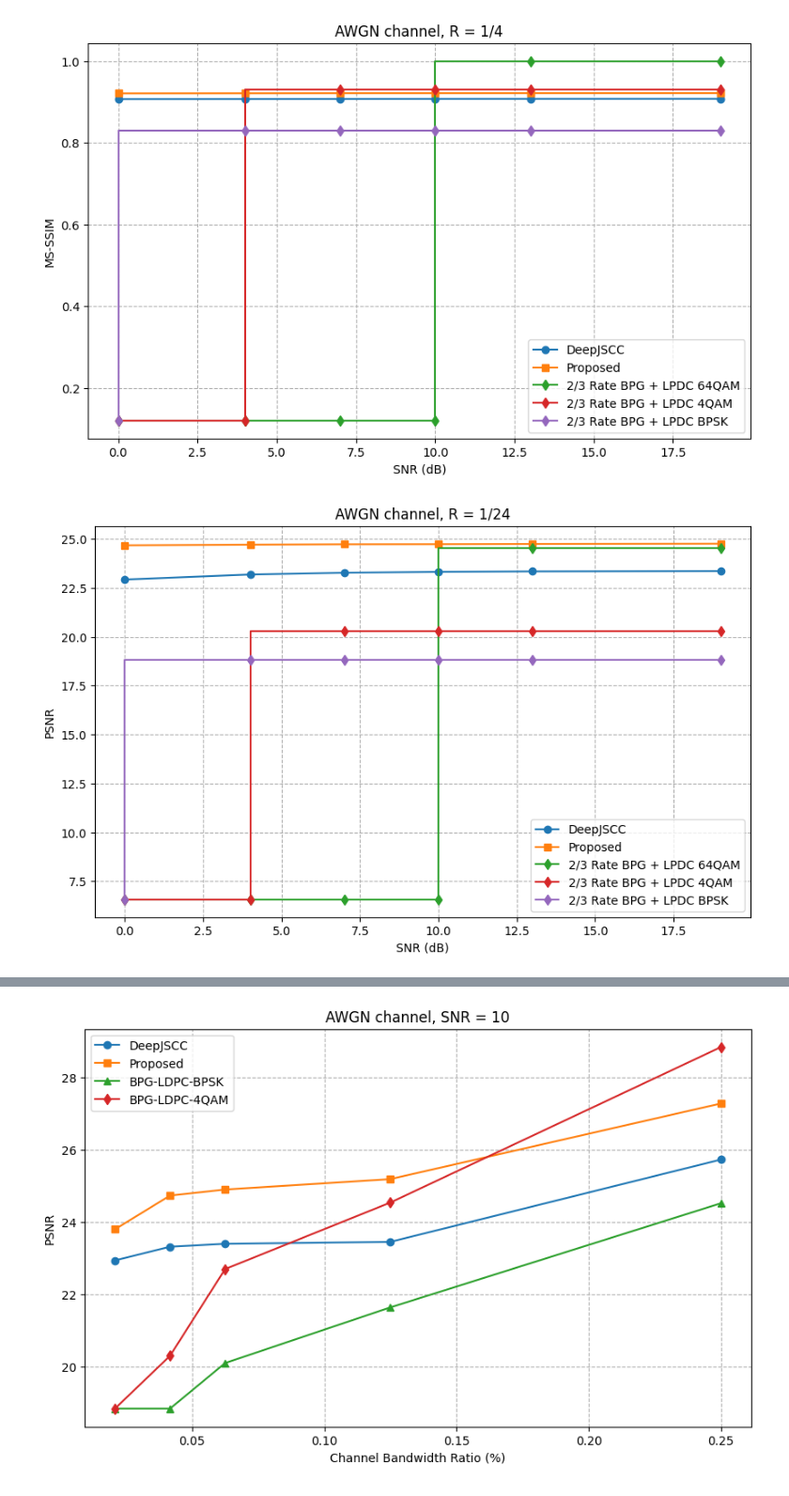
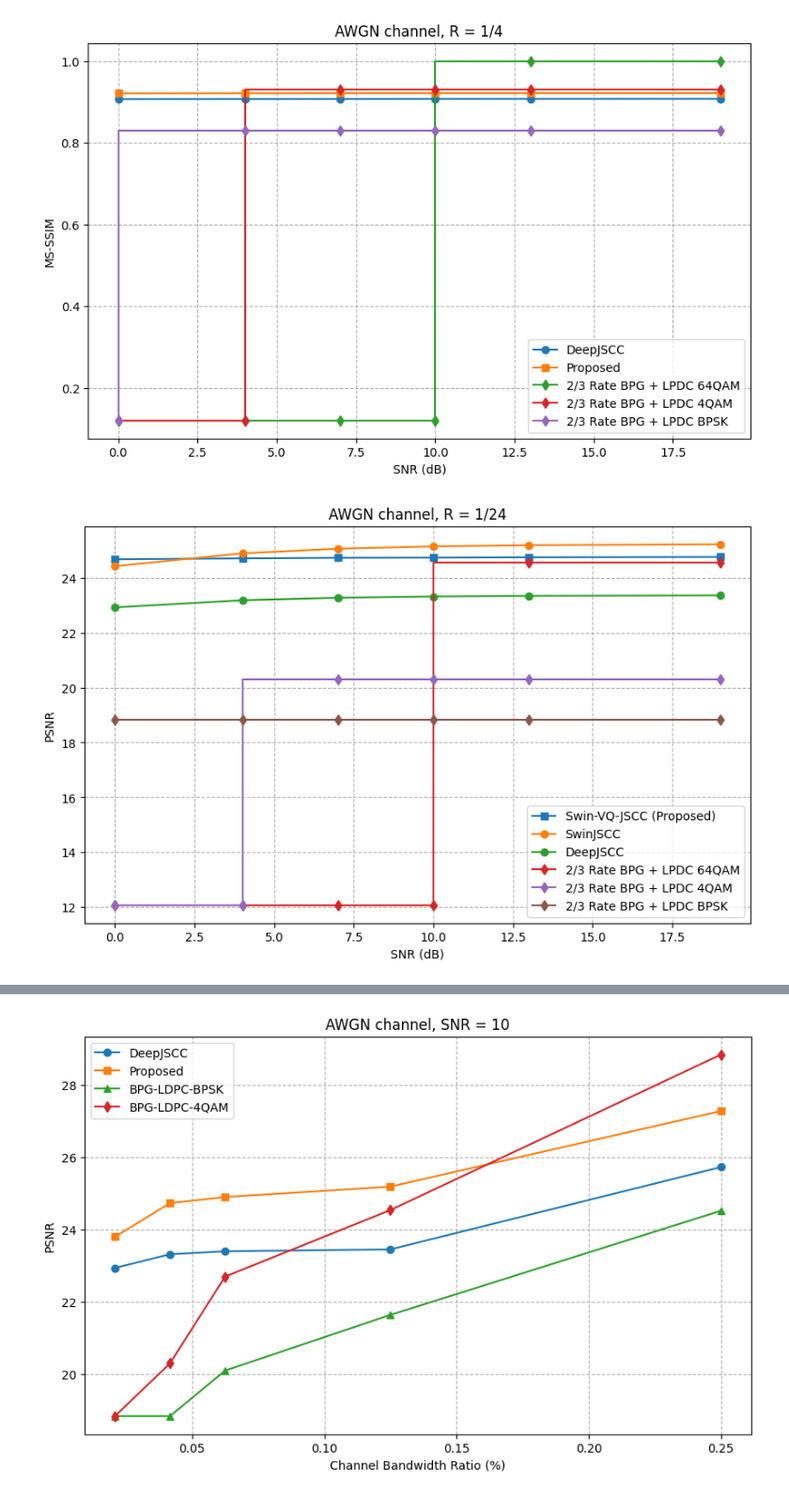
Before and after one commit to HaruKatou/Swin-VQ-JSCC_implementation, a Jupyter notebook: src/inference.ipynb, the cells around one changed output, grey strips where cells are left out. Shown at 94% size. Drawn from its saved outputs; the diff is of its cells as text; code cells hidden in the pictures.

```diff
--- a/src/inference.ipynb
+++ b/src/inference.ipynb
@@ -266,31 +194,33 @@ plt.grid(True, which='both', linestyle='--')
 # %%
 CBR = 1/24
 SNR = [0,4,7,10,13,19]
+swinjscc_psnr = [24.42233395576477, 24.891651391983032, 25.05842113494873, 25.14420771598816, 25.18788766860962, 25.21996545791626]
 swin_vq_psnr = [24.67411518096924, 24.707082986831665, 24.727535972595215, 24.73362780570984, 24.746255655288696, 24.758451013565063]
 djscc_psnr = [22.922988891601562, 23.181316614151, 23.271451950073242, 23.317680835723877, 23.340161085128784, 23.357943058013916]
+# 2/3 Rate BPG + LPDC + BPSK
+bpg_ldpc_bpsk = [18.83, 18.83, 18.83, 18.83, 18.83, 18.83]
+# 2/3 Rate BPG + LDPC + 4QAM
+bpg_lpdc_4qam = [12.08, 12.08, 20.3, 20.3, 20.3, 20.3]
 # 2/3 Rate BPG + LPDC + 64QAM
-bpg_lpdc = [6.57, 6.57, 6.57, 6.57, 24.55, 24.55]
-# 2/3 Rate BPG + LPDC + BPSK
-bpg_ldpc_bpsk = [6.57, 18.83, 18.83, 18.83, 18.83, 18.83]
-# 2/3 Rate BPG + LDPC + 4QAM
-bpg_lpdc_4qam = [6.57, 6.57, 20.3, 20.3, 20.3, 20.3]
+bpg_lpdc = [12.08, 12.08, 12.08, 12.08, 24.55, 24.55]
 
 plt.figure(figsize=(10, 6))
+plt.plot(SNR, swin_vq_psnr, marker='s', linestyle='-', label='Swin-VQ-JSCC (Proposed)')
+plt.plot(SNR, swinjscc_psnr, marker='o', linestyle='-', label='SwinJSCC')
 plt.plot(SNR, djscc_psnr, marker='o', linestyle='-', label='DeepJSCC')
-plt.plot(SNR, swin_vq_psnr, marker='s', linestyle='-', label='Proposed')
 plt.step(SNR, bpg_lpdc, marker='d', linestyle='-', label='2/3 Rate BPG + LPDC 64QAM')
 plt.step(SNR, bpg_lpdc_4qam, marker='d', linestyle='-', label='2/3 Rate BPG + LPDC 4QAM')
 plt.step(SNR, bpg_ldpc_bpsk, marker='d', linestyle='-', label='2/3 Rate BPG + LPDC BPSK')
 
 plt.xlabel('SNR (dB)')
 plt.ylabel('PSNR')
 
 plt.title('AWGN channel, R = 1/24')
 
 plt.legend()
 plt.grid(True, which='both', linestyle='--')
 # %% [output]
-[figure, old version]
+[figure, new version]
 # %%
 CBR = 1/24
 SNR = [0,4,7,10,13,19]
```
Also changed, not shown: parts of 15 cells of this notebook, 11 other files.
